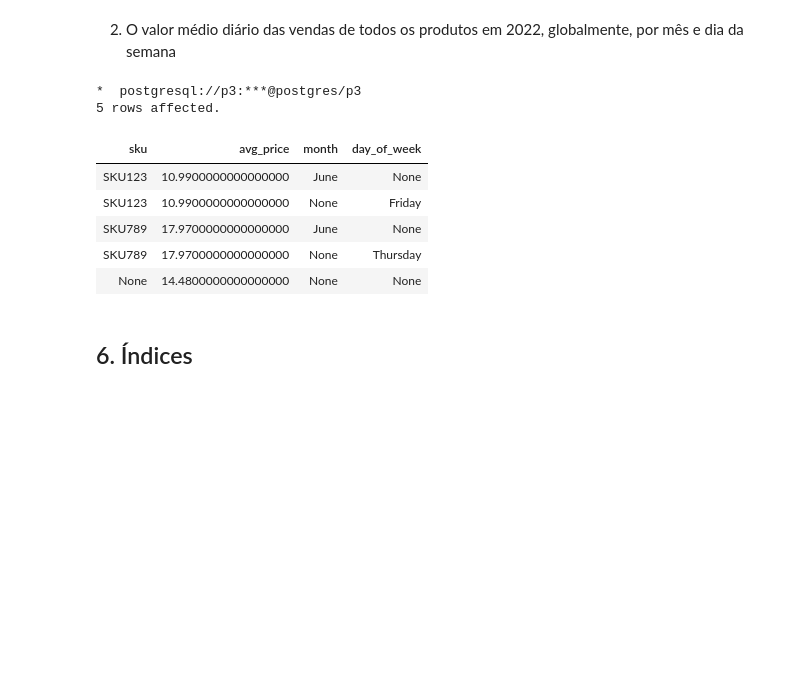
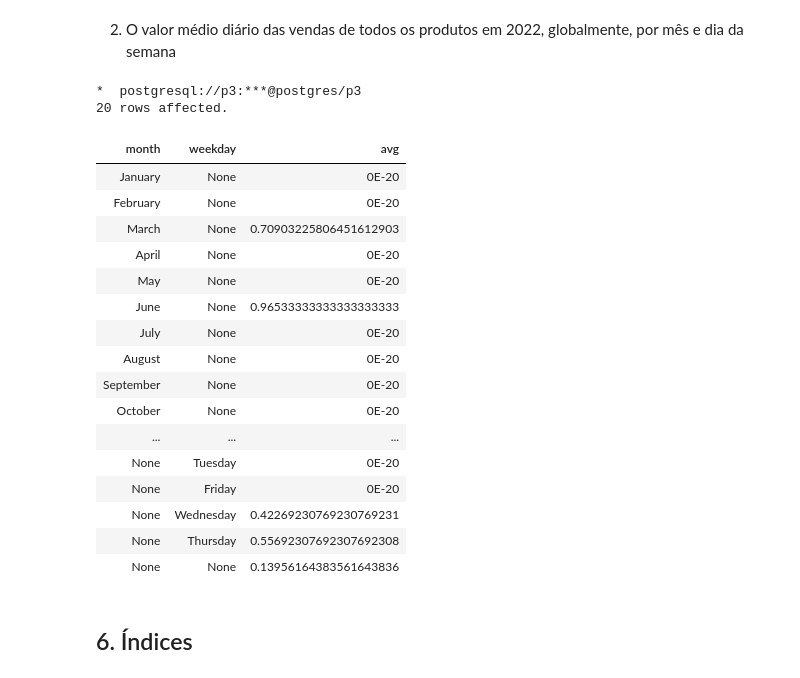
Before and after one commit to joaodrmacas/Postgres-DB, a Jupyter notebook: Entrega3.ipynb, the cells around one changed output. Drawn from its saved outputs; the diff is of its cells as text; code cells hidden in the pictures; blank space fills up the shorter version.

```diff
--- a/Entrega3.ipynb
+++ b/Entrega3.ipynb
@@ -654,20 +653,47 @@ Done.
 2. O valor médio diário das vendas de todos os produtos em 2022, globalmente, por mês e dia da semana
 # %%
 %%sql
-SELECT sku, AVG(total_price) AS avg_price,month,day_of_week
-FROM product_sales
-WHERE year=2022
-GROUP BY GROUPING SETS((sku,month), (sku,day_of_week), ())
-ORDER BY sku,avg_price,month,day_of_week ASC;
+
+SELECT month, weekday, AVG(total_value)
+FROM
+(SELECT d.month, d.day, d.weekday, SUM(COALESCE(total_price,0)) AS total_value
+FROM (
+    SELECT DISTINCT sku
+    FROM product_sales
+) p
+CROSS JOIN data d
+LEFT JOIN product_sales ps ON d.year = ps.year
+                            AND d.month = ps.month
+                            AND d.day = ps.day_of_month
+                            AND p.sku = ps.sku
+                            AND d.weekday = ps.day_of_week
+                            AND ps.year =2022
+WHERE d.year = 2022
+GROUP BY (d.month,d.day,d.weekday)
+ORDER BY (EXTRACT(MONTH FROM TO_DATE(d.month, 'Month')),d.day,EXTRACT(DOW FROM TO_DATE(d.weekday,'Day')))
+) res
+GROUP BY GROUPING SETS ( (month), (weekday), ())
+ORDER BY (EXTRACT(MONTH FROM TO_DATE(month, 'Month')),EXTRACT(DOW FROM TO_DATE(weekday,'Day')));
 # %% [output]
 *  postgresql://p3:***@postgres/p3
-5 rows affected.
+20 rows affected.
-| sku | avg_price | month | day_of_week |
-| SKU123 | 10.9900000000000000 | June | None |
-| SKU123 | 10.9900000000000000 | None | Friday |
-| SKU789 | 17.9700000000000000 | June | None |
-| SKU789 | 17.9700000000000000 | None | Thursday |
-| None | 14.4800000000000000 | None | None |
+| month | weekday | avg |
+| January | None | 0E-20 |
+| February | None | 0E-20 |
+| March | None | 0.70903225806451612903 |
+| April | None | 0E-20 |
+| May | None | 0E-20 |
+| June | None | 0.96533333333333333333 |
+| July | None | 0E-20 |
+| August | None | 0E-20 |
+| September | None | 0E-20 |
+| October | None | 0E-20 |
+| ... | ... | ... |
+| None | Tuesday | 0E-20 |
+| None | Friday | 0E-20 |
+| None | Wednesday | 0.42269230769230769231 |
+| None | Thursday | 0.55692307692307692308 |
+| None | None | 0.13956164383561643836 |
 # %% [markdown]
 ## 6. Índices
 # %% [markdown]
```
Also changed, not shown: parts of 3 cells of this notebook.
